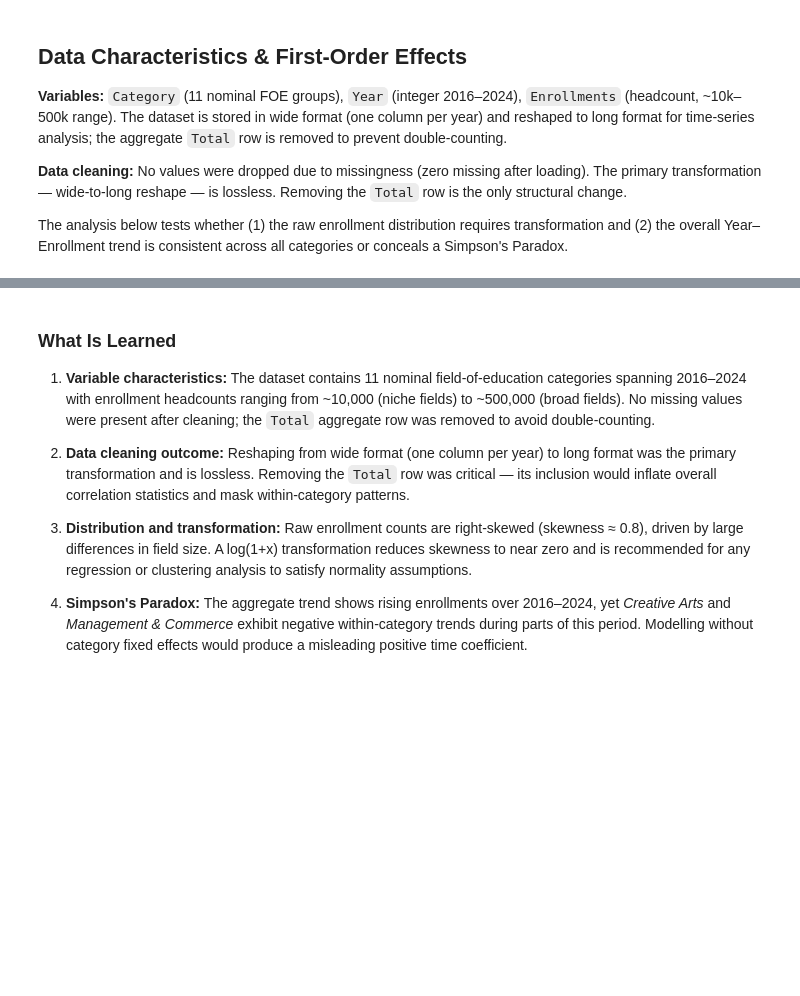
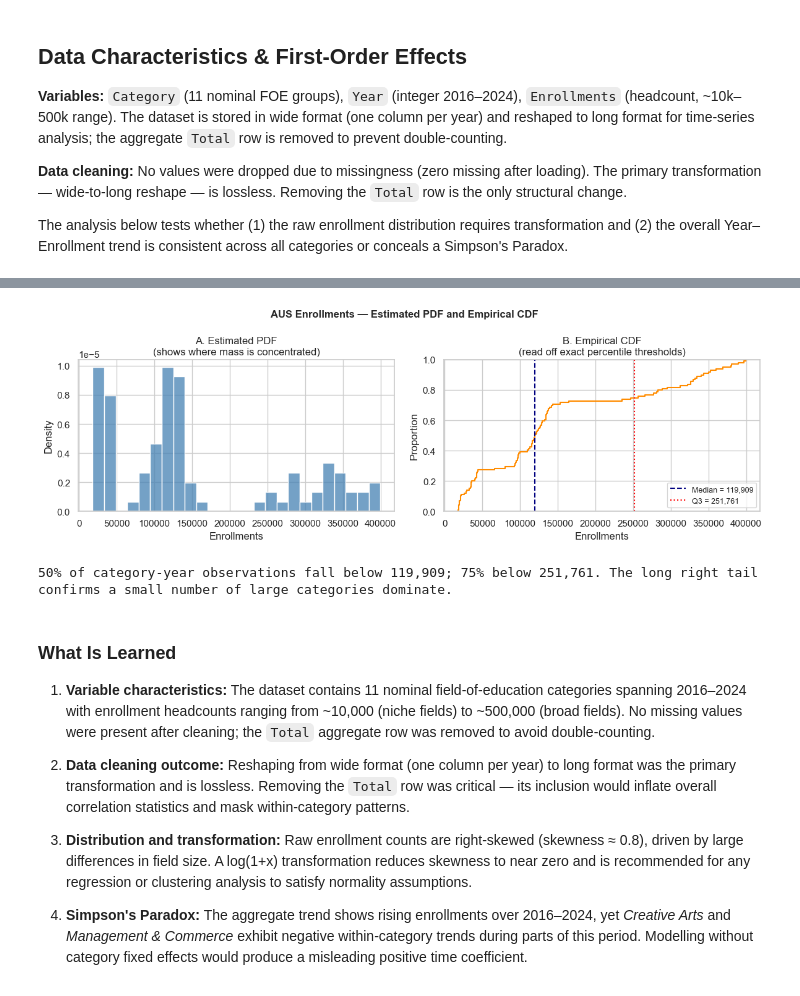
Before and after one commit to epie0003/ECC3479-Project-JRGS, a Jupyter notebook: docs/EDA analysis/AUS Enrollments EDA.ipynb, the cells around one changed output, grey strips where cells are left out. Drawn from its saved outputs; the diff is of its cells as text; code cells hidden in the pictures; blank space fills up the shorter version.

```diff
--- a/docs/EDA analysis/AUS Enrollments EDA.ipynb
+++ b/docs/EDA analysis/AUS Enrollments EDA.ipynb
@@ -676,3 +756,42 @@ plt.show()
+# %%
+from pathlib import Path
+import pandas as pd, matplotlib.pyplot as plt
+import seaborn as sns
+sns.set_theme(style='whitegrid')
+
+candidate_roots = [Path.cwd(), Path.cwd().parent, Path.cwd().parent.parent]
+clean_dir = next((r / 'data' / 'clean' for r in candidate_roots if (r / 'data' / 'clean').exists()), None)
+df = pd.read_csv(clean_dir / 'EnrollmentsAUS_category_with_numeric_key.csv')
+yr_cols = [c for c in df.columns if str(c).strip().isdigit()]
+df_long = (df[df['Category'] != 'Total']
+           .melt(id_vars=['Category'], value_vars=yr_cols, var_name='Year', value_name='Enrollments')
+           .dropna(subset=['Enrollments']))
+
+fig, axes = plt.subplots(1, 2, figsize=(12, 4))
+fig.suptitle("AUS Enrollments — Estimated PDF and Empirical CDF", fontsize=12, fontweight='bold')
+
+sns.histplot(df_long['Enrollments'], stat='density', bins=25, color='steelblue', ax=axes[0])
+axes[0].set_xlabel("Enrollments")
+axes[0].set_title("A. Estimated PDF\n(shows where mass is concentrated)")
+
+sns.ecdfplot(df_long['Enrollments'], color='darkorange', ax=axes[1])
+axes[1].axvline(df_long['Enrollments'].median(), color='navy', ls='--', lw=1.5,
+                label=f"Median = {df_long['Enrollments'].median():,.0f}")
+axes[1].axvline(df_long['Enrollments'].quantile(0.75), color='red', ls=':', lw=1.5,
+                label=f"Q3 = {df_long['Enrollments'].quantile(0.75):,.0f}")
+axes[1].set_xlabel("Enrollments")
+axes[1].set_title("B. Empirical CDF\n(read off exact percentile thresholds)")
+axes[1].legend(fontsize=9)
+
+plt.tight_layout()
+plt.show()
+
+print(f"50% of category-year observations fall below {df_long['Enrollments'].median():,.0f}; "
+      f"75% below {df_long['Enrollments'].quantile(0.75):,.0f}. "
+      "The long right tail confirms a small number of large categories dominate.")
+# %% [output]
+[figure, added]
+50% of category-year observations fall below 119,909; 75% below 251,761. The long right tail confirms a small number of large categories dominate.
 # %% [markdown]
 ### What Is Learned
 
```
Also changed, not shown: parts of 7 cells of this notebook, 12 other files.
